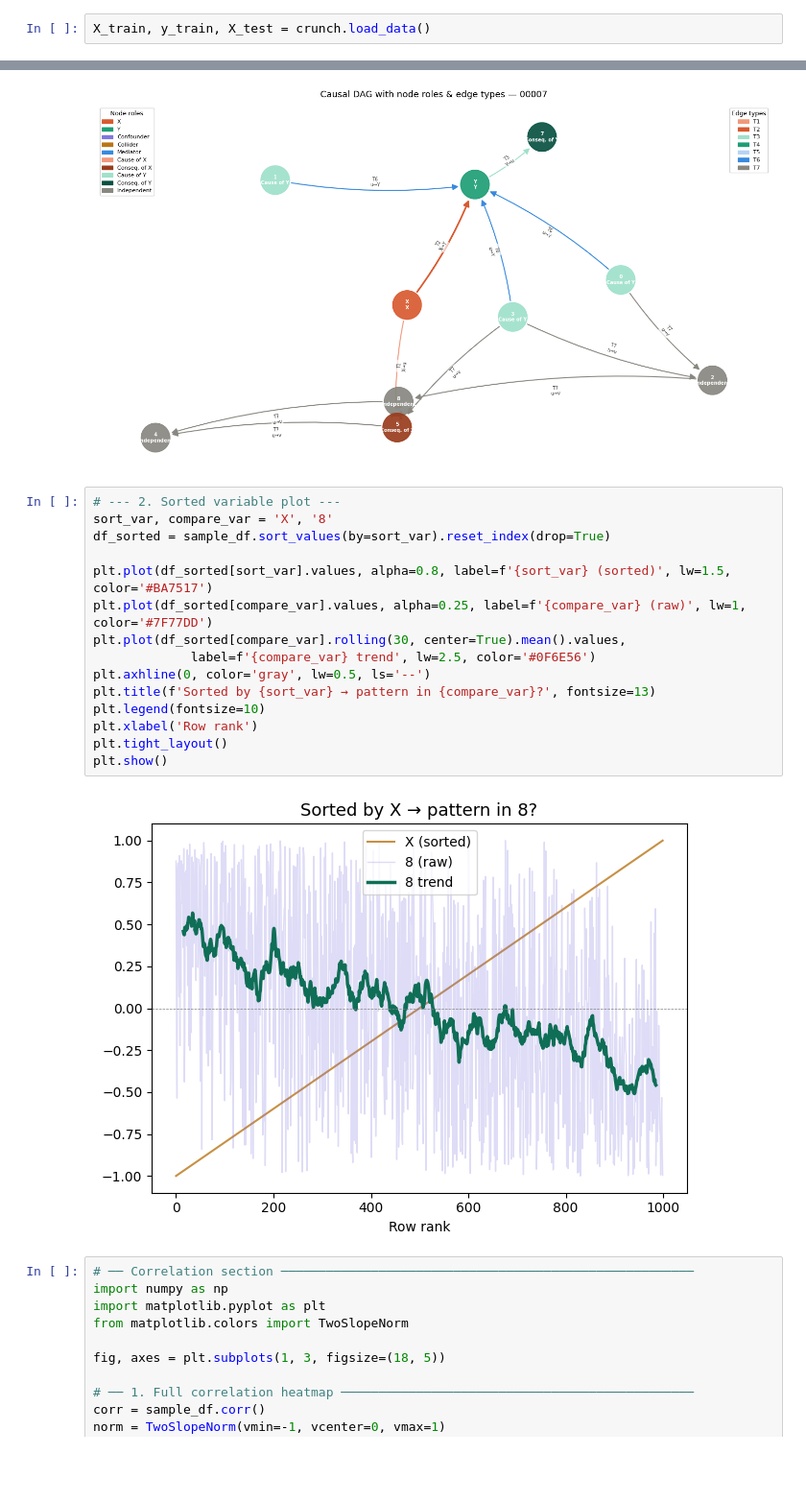
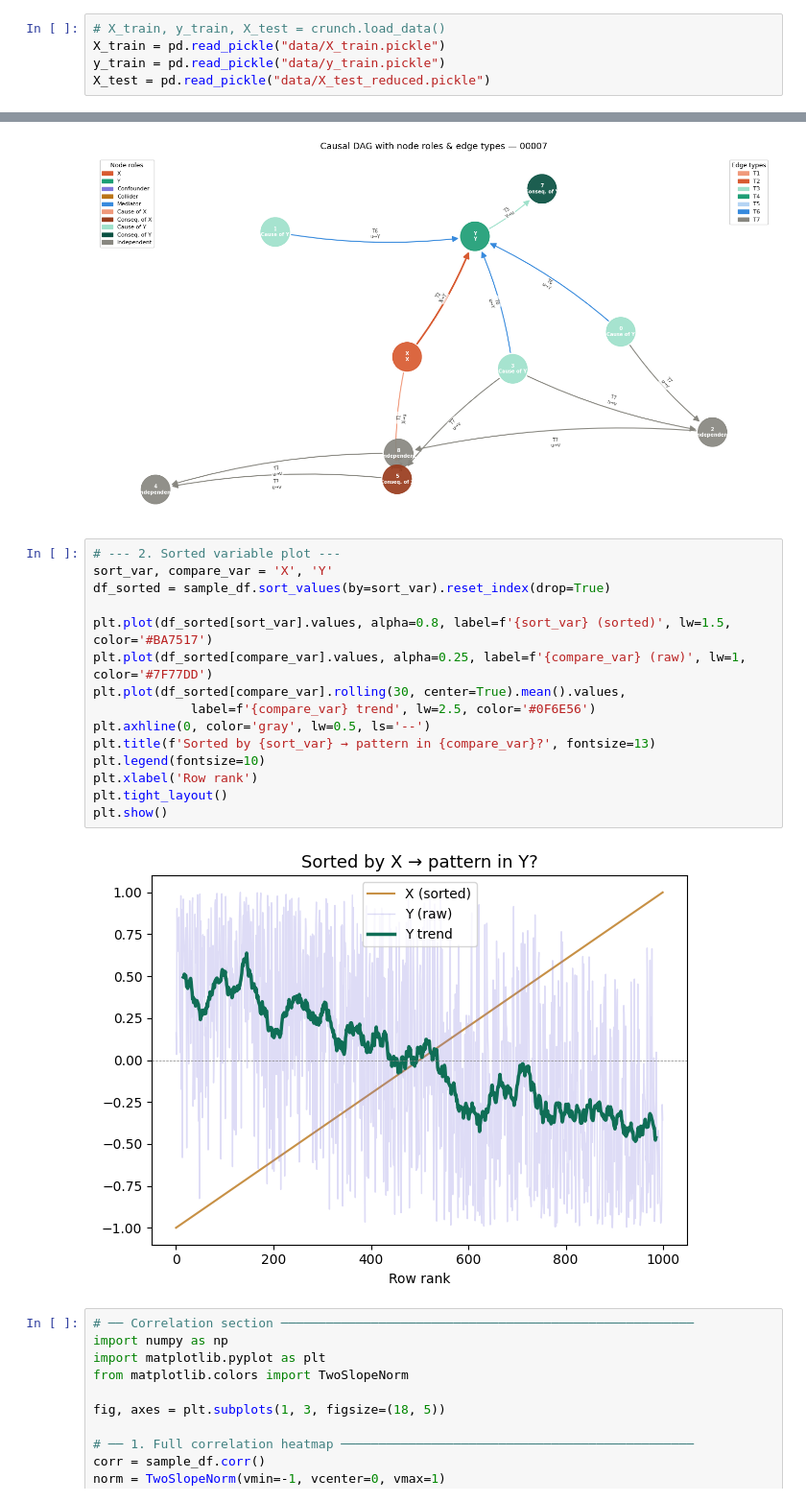
Before and after one commit to aqu4holic/Graduation-Thesis-BsC-2026, a Jupyter notebook: src/eda.ipynb, the cells around one changed output, grey strips where cells are left out. Shown at 96% size. Drawn from its saved outputs; the diff is of its cells as text; blank space fills up the shorter version.

```diff
--- a/src/eda.ipynb
+++ b/src/eda.ipynb
@@ -43,4 +10,7 @@ import numpy as np
 # %% [markdown]
 # load dataset
 # %%
-X_train, y_train, X_test = crunch.load_data()
+# X_train, y_train, X_test = crunch.load_data()
+X_train = pd.read_pickle("data/X_train.pickle")
+y_train = pd.read_pickle("data/y_train.pickle")
+X_test = pd.read_pickle("data/X_test_reduced.pickle")
@@ -367,21 +326,21 @@ plt.show()
 [figure]
 # %%
 # --- 2. Sorted variable plot ---
-sort_var, compare_var = 'X', '8'
+sort_var, compare_var = 'X', 'Y'
 df_sorted = sample_df.sort_values(by=sort_var).reset_index(drop=True)
 
 plt.plot(df_sorted[sort_var].values, alpha=0.8, label=f'{sort_var} (sorted)', lw=1.5, color='#BA7517')
 plt.plot(df_sorted[compare_var].values, alpha=0.25, label=f'{compare_var} (raw)', lw=1, color='#7F77DD')
 plt.plot(df_sorted[compare_var].rolling(30, center=True).mean().values,
              label=f'{compare_var} trend', lw=2.5, color='#0F6E56')
 plt.axhline(0, color='gray', lw=0.5, ls='--')
 plt.title(f'Sorted by {sort_var} → pattern in {compare_var}?', fontsize=13)
 plt.legend(fontsize=10)
 plt.xlabel('Row rank')
 plt.tight_layout()
 plt.show()
 # %% [output]
-[figure, old version]
+[figure, new version]
 # %%
 # ── Correlation section ───────────────────────────────────────────────────────
 import numpy as np
```
Also changed, not shown: parts of 4 cells of this notebook, 7 other files.
